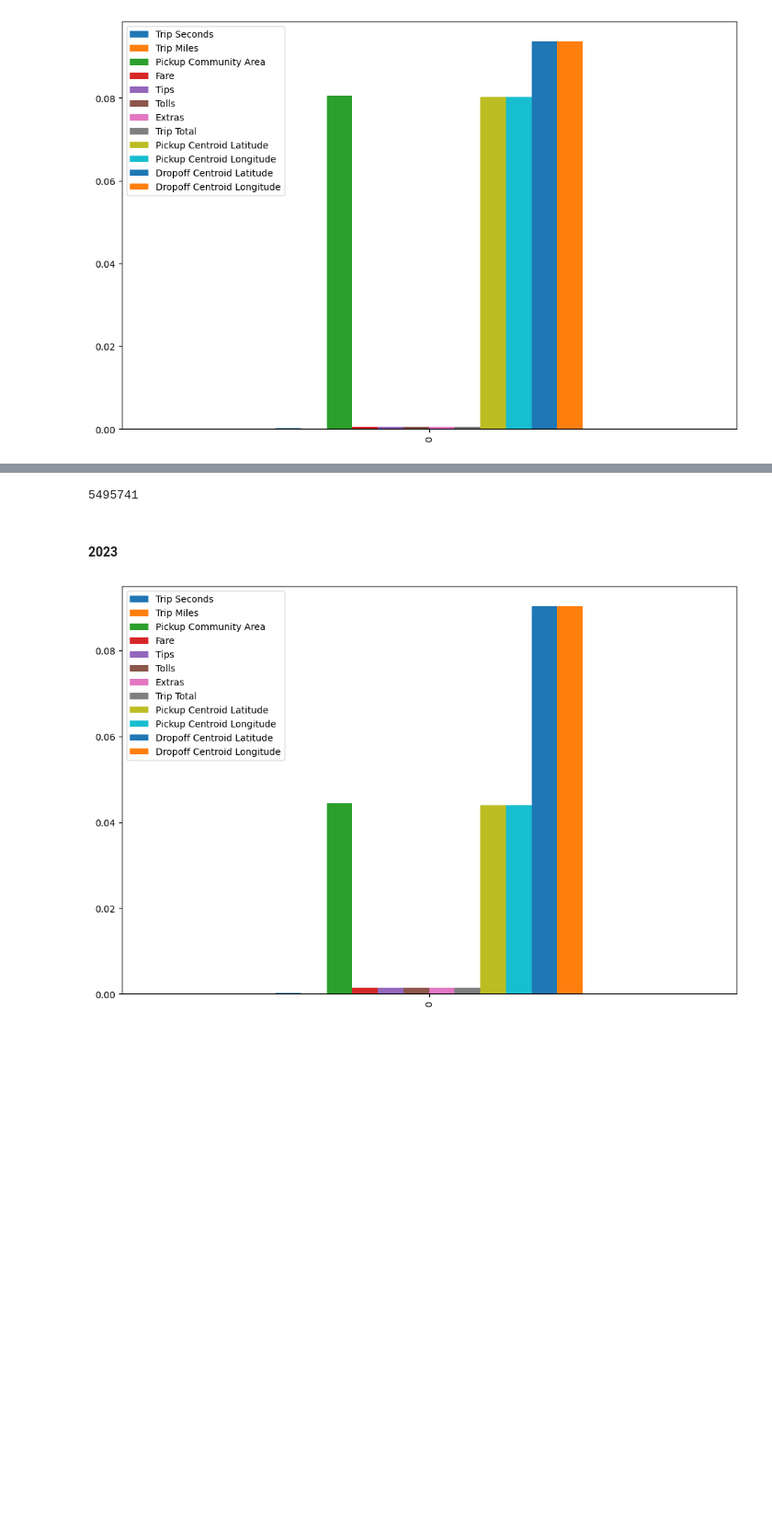
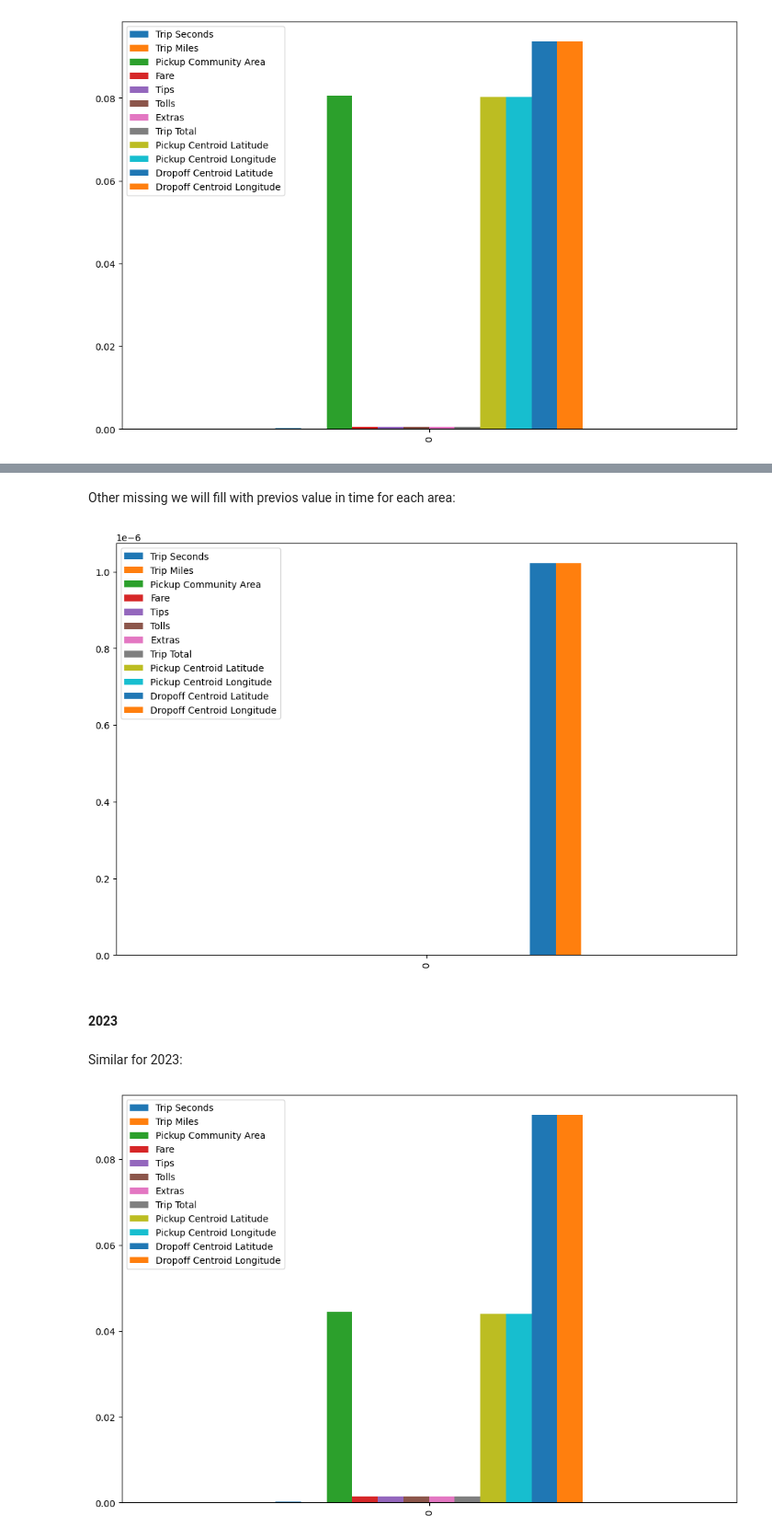
Before and after one commit to Aritanos/Data-Science-Portfolio, a Jupyter notebook: PySpark Taxi count/PySpark Taxi project.ipynb, the cells around one changed output, grey strips where cells are left out. Shown: that part at 92% size. Saved outputs shown, nothing was run; the diff lists cells and outputs as text; code cells hidden in the pictures; blank space fills up the shorter version.

```diff
--- a/PySpark Taxi count/PySpark Taxi project.ipynb
+++ b/PySpark Taxi count/PySpark Taxi project.ipynb
@@ -139,5 +118,5 @@ Choosing features for taxi count calculation for every moment in time. We don't
 # %%
-taxi = taxi.select(
+taxi_2022 = taxi_2022.select(
  'Trip Start Timestamp',
  'Trip Seconds',
  'Trip Miles',
@@ -179,3 +158,16 @@ def percentage_missings(df):
 def plot_missings(df):
     nan = percentage_missings(df)
     nan.plot.bar(figsize=(12,8))
+# %%
+def fill_na_with_previos(data):
+    columns = data.columns
+    columns.remove('Pickup Community Area')
+    columns.remove('Trip Start Timestamp')
+
+    for column in columns:
+        window = Window.partitionBy('Pickup Community Area')\
+                       .orderBy('Trip Start Timestamp')\
+                       .rowsBetween(-sys.maxsize, 0)
+        filled_column = F.last(column, ignorenulls=True).over(window)
+        data = data.withColumn(column, filled_column)
+    return data
@@ -210,4 +201,4 @@ taxi = taxi.dropna(how='any')
-# %%
-taxi.count()
-# %% [output]
-5495741
+# %%
+taxi_2022 = taxi_2022.filter(taxi_2022['Pickup Community Area'].isNotNull())
+# %% [markdown]
+Other missing we will fill with previos value in time for each area:
@@ -214,5 +207,11 @@ taxi.count()
+# %%
+plot_missings(taxi_2022)
+# %% [output]
+[figure, added]
 # %% [markdown]
 #### 2023
+# %% [markdown]
+Similar for 2023:
 # %%
 plot_missings(taxi_2023)
 # %% [output]
```
Also changed, not shown: parts of 88 cells of this notebook.
